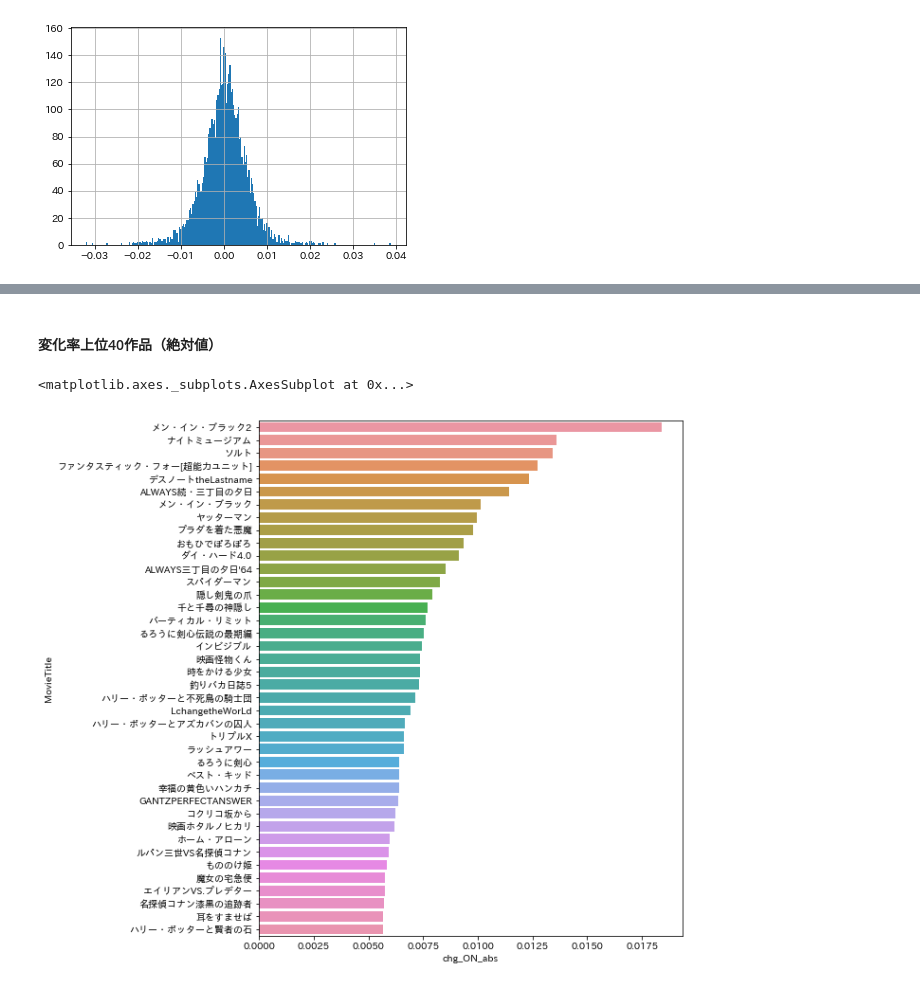
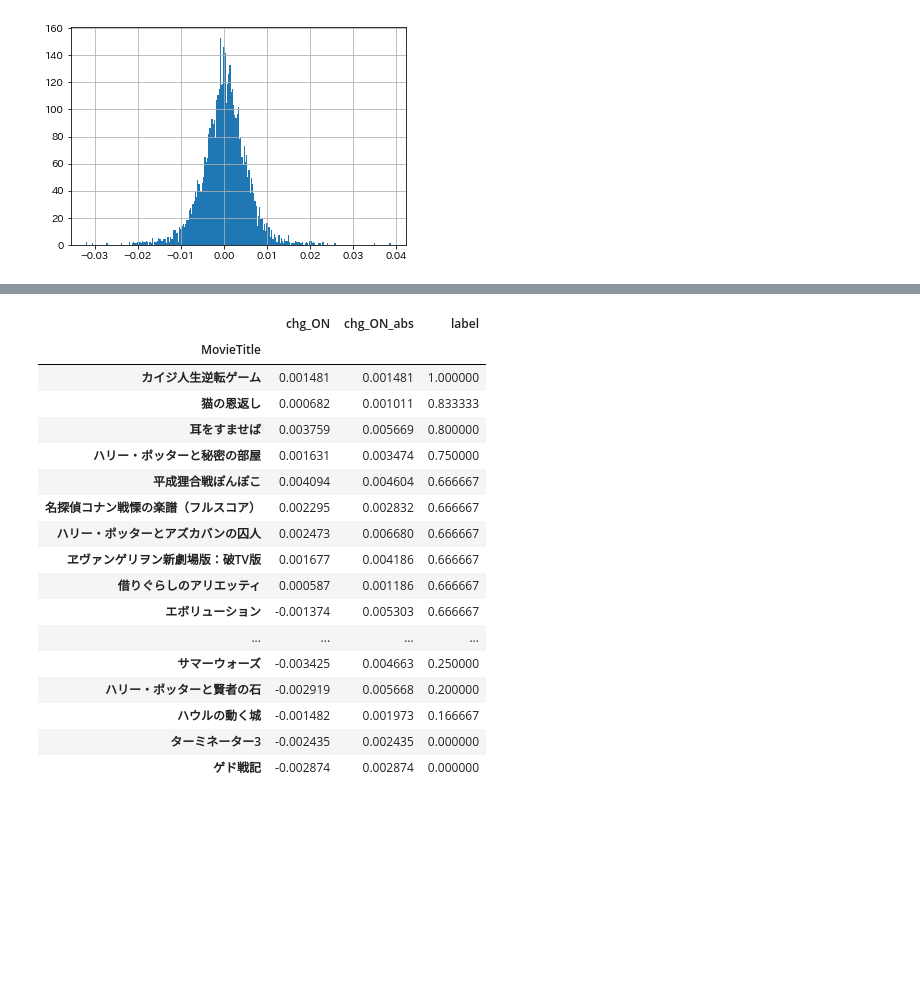
Before and after one commit to MitsuruFujiwara/FX_Trading, a Jupyter notebook: GhibliEffect.ipynb, the cells around one changed output, grey strips where cells are left out. Saved outputs shown, nothing was run; the diff lists cells and outputs as text; code cells hidden in the pictures; blank space fills up the shorter version.

```diff
--- a/GhibliEffect.ipynb
+++ b/GhibliEffect.ipynb
@@ -117,13 +136,23 @@ sns.barplot(x ='chg_ON', y ='MovieTitle', data=titles, order=cols, ci=None)
-# %% [markdown]
-#### 変化率上位40作品（絶対値）
-# %%
-cols = movie.groupby('MovieTitle').mean()[movie.groupby('MovieTitle').count() >1].sort_values(by='chg_ON_abs',ascending=False)[:40].index
-titles=movie.loc[movie.MovieTitle.isin(cols)].groupby('MovieTitle').mean().reset_index()
-
-plt.figure(figsize=(8, 10))
-sns.barplot(x ='chg_ON_abs', y ='MovieTitle', data=titles.sort_values(by='chg_ON_abs', ascending=False))
-# %% [output]
-<matplotlib.axes._subplots.AxesSubplot at 0x...>
-[figure, removed]
+# %%
+movie.groupby('MovieTitle').mean()[movie.groupby('MovieTitle').count() >2].sort_values(by='label',ascending=False)[:39]
+# %% [output]
+|  | chg_ON | chg_ON_abs | label |
+| MovieTitle |  |  |  |
+| カイジ人生逆転ゲーム | 0.001481 | 0.001481 | 1.000000 |
+| 猫の恩返し | 0.000682 | 0.001011 | 0.833333 |
+| 耳をすませば | 0.003759 | 0.005669 | 0.800000 |
+| ハリー・ポッターと秘密の部屋 | 0.001631 | 0.003474 | 0.750000 |
+| 平成狸合戦ぽんぽこ | 0.004094 | 0.004604 | 0.666667 |
+| 名探偵コナン戦慄の楽譜（フルスコア） | 0.002295 | 0.002832 | 0.666667 |
+| ハリー・ポッターとアズカバンの囚人 | 0.002473 | 0.006680 | 0.666667 |
+| ヱヴァンゲリヲン新劇場版：破TV版 | 0.001677 | 0.004186 | 0.666667 |
+| 借りぐらしのアリエッティ | 0.000587 | 0.001186 | 0.666667 |
+| エボリューション | -0.001374 | 0.005303 | 0.666667 |
+| ... | ... | ... | ... |
+| サマーウォーズ | -0.003425 | 0.004663 | 0.250000 |
+| ハリー・ポッターと賢者の石 | -0.002919 | 0.005668 | 0.200000 |
+| ハウルの動く城 | -0.001482 | 0.001973 | 0.166667 |
+| ターミネーター3 | -0.002435 | 0.002435 | 0.000000 |
+| ゲド戦記 | -0.002874 | 0.002874 | 0.000000 |
 # %%
 movie.to_csv('movie.csv')
```
Also changed, not shown: parts of 8 cells of this notebook, 1 other file.
